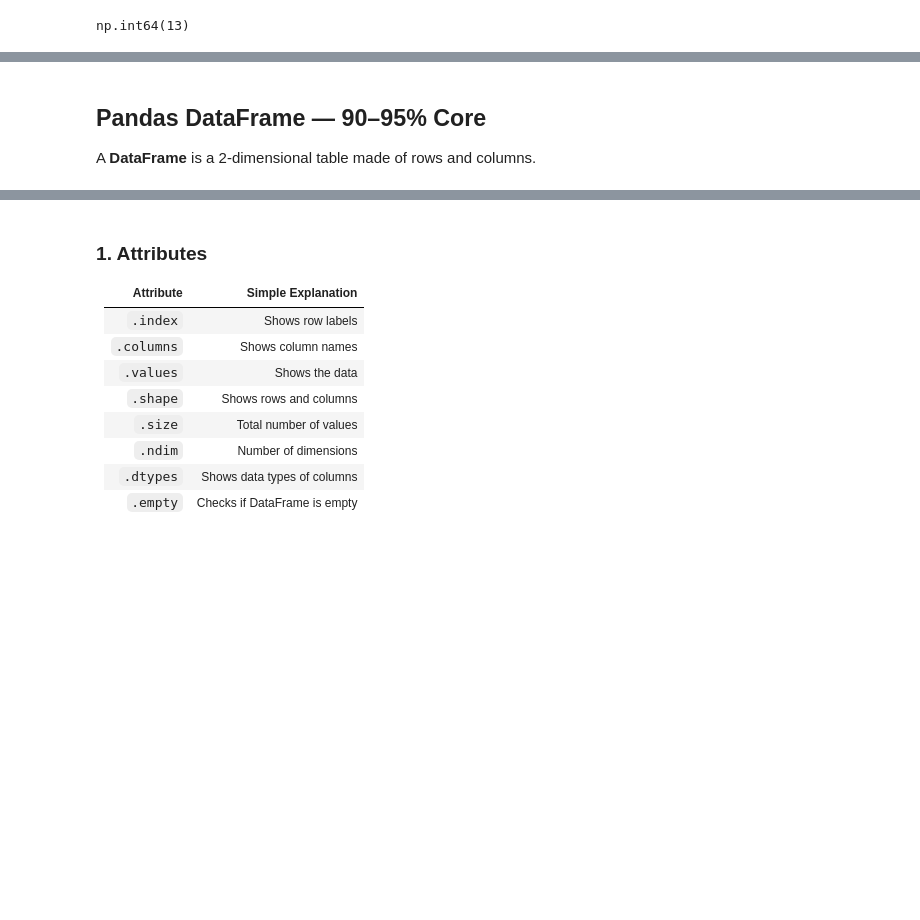
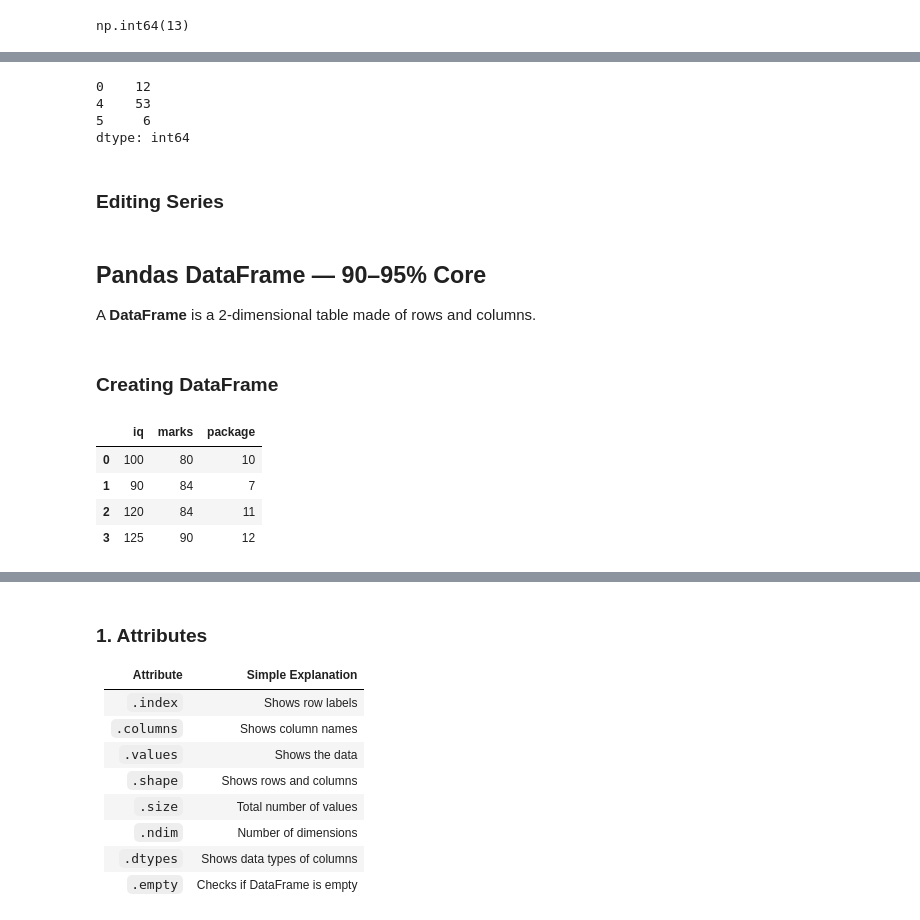
Before and after one commit to zaibgray/pandas, a Jupyter notebook: pandas.ipynb, the cells around one changed output, grey strips where cells are left out. Drawn from its saved outputs; the diff is of its cells as text; code cells hidden in the pictures; blank space fills up the shorter version.

```diff
--- a/pandas.ipynb
+++ b/pandas.ipynb
@@ -1536,4 +1561,16 @@ x[-1]
+# %%
+# fancy indexing
+x[[0, 4, 5]]
+# %% [output]
+0    12
+4    53
+5     6
+dtype: int64
+# %% [markdown]
+### Editing Series
 # %% [markdown]
 ## Pandas DataFrame — 90–95% Core
 
 A **DataFrame** is a 2-dimensional table made of rows and columns.
+# %% [markdown]
+### Creating DataFrame
@@ -1539,0 +1580,16 @@ A **DataFrame** is a 2-dimensional table made of rows and columns.
+# %%
+# using lists
+student_data =[
+    [100, 80, 10],
+    [90, 84, 7],
+    [120, 84, 11],
+    [125, 90, 12],
+]
+
+pd.DataFrame(student_data, columns=["iq", "marks", "package"])
+# %% [output]
+|  | iq | marks | package |
+| 0 | 100 | 80 | 10 |
+| 1 | 90 | 84 | 7 |
+| 2 | 120 | 84 | 11 |
+| 3 | 125 | 90 | 12 |
```
Also changed, not shown: parts of 7 cells of this notebook, 1 other file.
